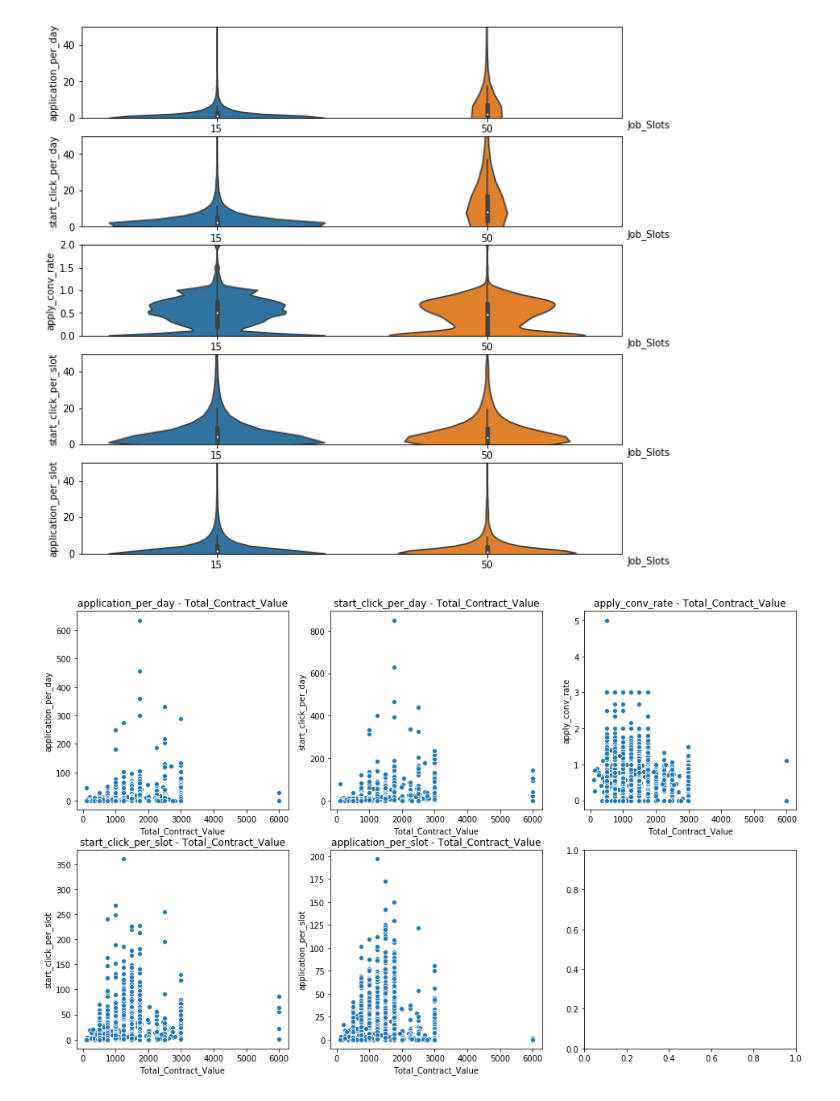
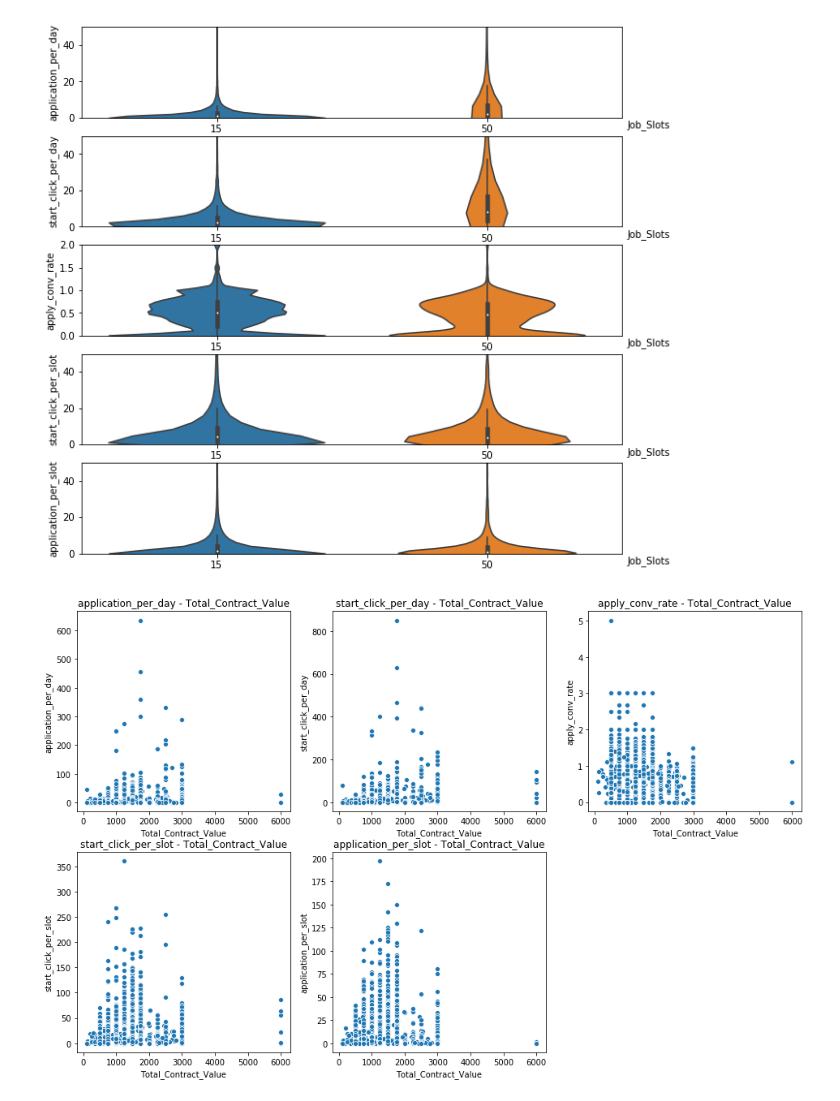
Before and after one commit to telenovelachuan/job_slot_retention, a Jupyter notebook: metric_design.ipynb, the cells around one changed output. Cells and saved outputs as stored; diff of their text form; code cells hidden in the pictures.

```diff
--- a/metric_design.ipynb
+++ b/metric_design.ipynb
@@ -99,13 +102,10 @@ for idx, metric in enumerate(metrics):
     ax.xaxis.set_label_coords(1.05, -0.025)
 # %% [output]
 [figure]
-# %%
-fig, axs = plt.subplots(2, 3, figsize=(16, 10))
-for idx, metric in enumerate(metrics):
-    ax = plt.subplot(2, 3, idx + 1)
-    sns.scatterplot(x=df_metrics['Total_Contract_Value'], y=df_metrics[metric]).set_title("{} - {}".format(metric, 'Total_Contract_Value'))
-# %% [output]
-[figure, removed]
+# %%
+scatter_plot_metrics('Total_Contract_Value')
+# %% [output]
+[figure, added]
 # %%
 id_vars = list(set(df_metrics.columns) - set(metrics))
 df_violin=df.melt(id_vars=id_vars, var_name='metrics').replace([np.inf, -np.inf], np.nan).dropna()
```
Also changed, not shown: parts of 4 cells of this notebook.
